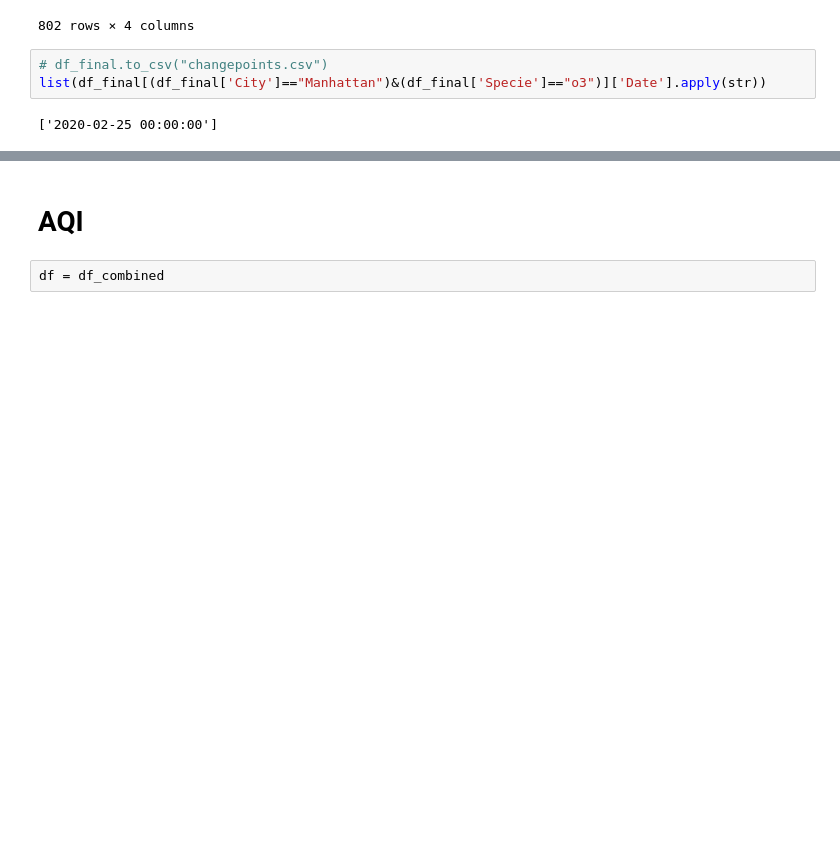
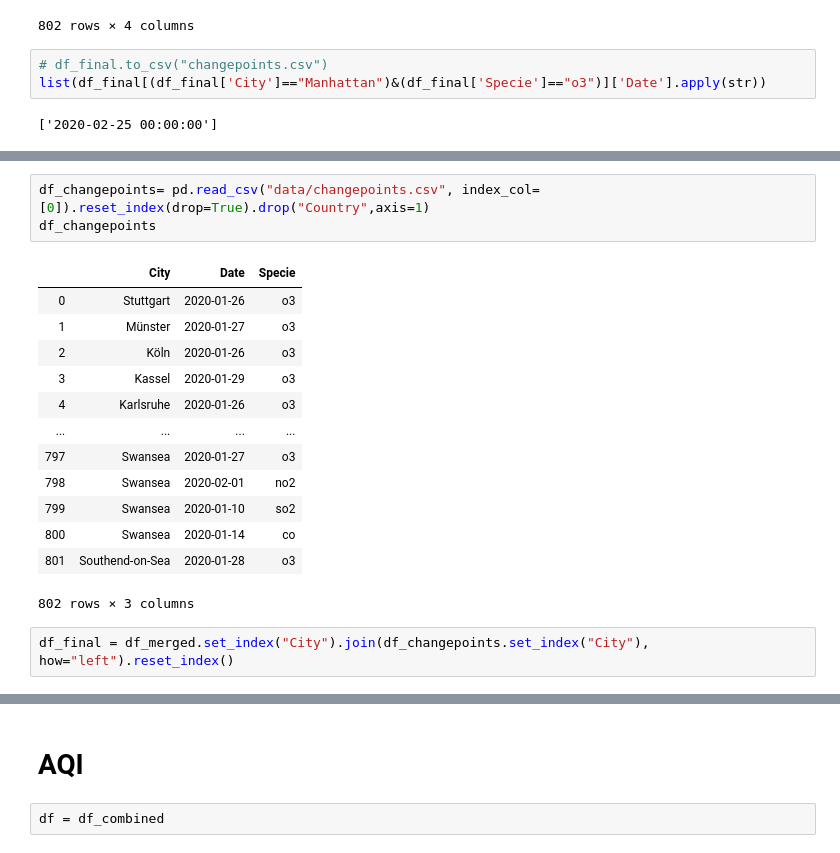
Before and after one commit to sherryxhu/Covid-Datafest-2020, a Jupyter notebook: EDA.ipynb, the cells around one changed output, grey strips where cells are left out. Cells and saved outputs as stored; diff of their text form; blank space fills up the shorter version.

```diff
--- a/EDA.ipynb
+++ b/EDA.ipynb
@@ -177,0 +252,19 @@ list(df_changepoint[(df_changepoint['City']==city)&(df_changepoint['Specie']==sp
+# %%
+df_changepoints= pd.read_csv("data/changepoints.csv", index_col=[0]).reset_index(drop=True).drop("Country",axis=1)
+df_changepoints
+# %% [output]
+|  | City | Date | Specie |
+| 0 | Stuttgart | 2020-01-26 | o3 |
+| 1 | Münster | 2020-01-27 | o3 |
+| 2 | Köln | 2020-01-26 | o3 |
+| 3 | Kassel | 2020-01-29 | o3 |
+| 4 | Karlsruhe | 2020-01-26 | o3 |
+| ... | ... | ... | ... |
+| 797 | Swansea | 2020-01-27 | o3 |
+| 798 | Swansea | 2020-02-01 | no2 |
+| 799 | Swansea | 2020-01-10 | so2 |
+| 800 | Swansea | 2020-01-14 | co |
+| 801 | Southend-on-Sea | 2020-01-28 | o3 |
+802 rows × 3 columns
+# %%
+df_final = df_merged.set_index("City").join(df_changepoints.set_index("City"), how="left").reset_index()
```
Also changed, not shown: parts of 18 cells of this notebook, 7 other files.
